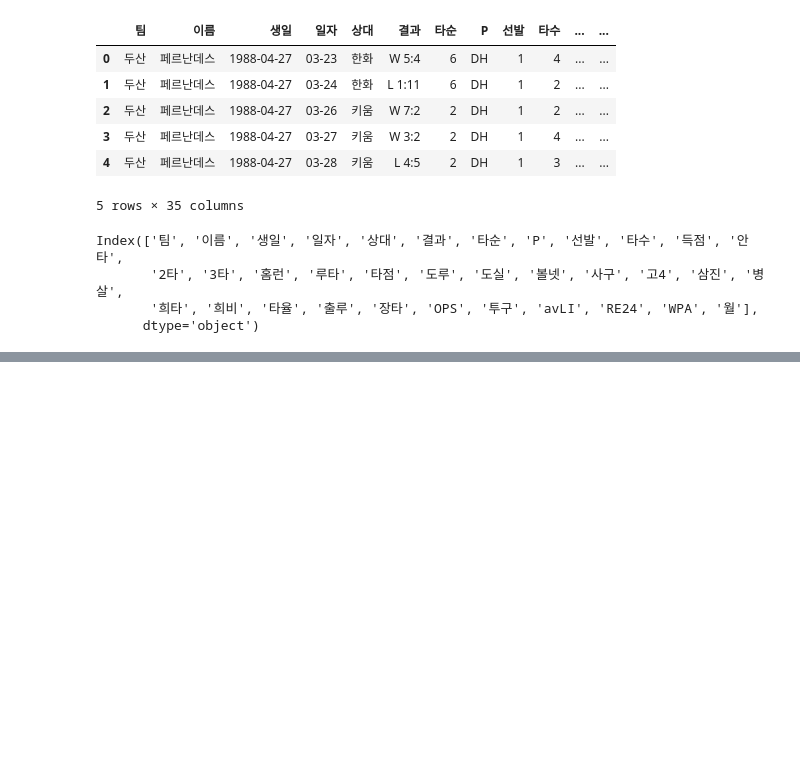
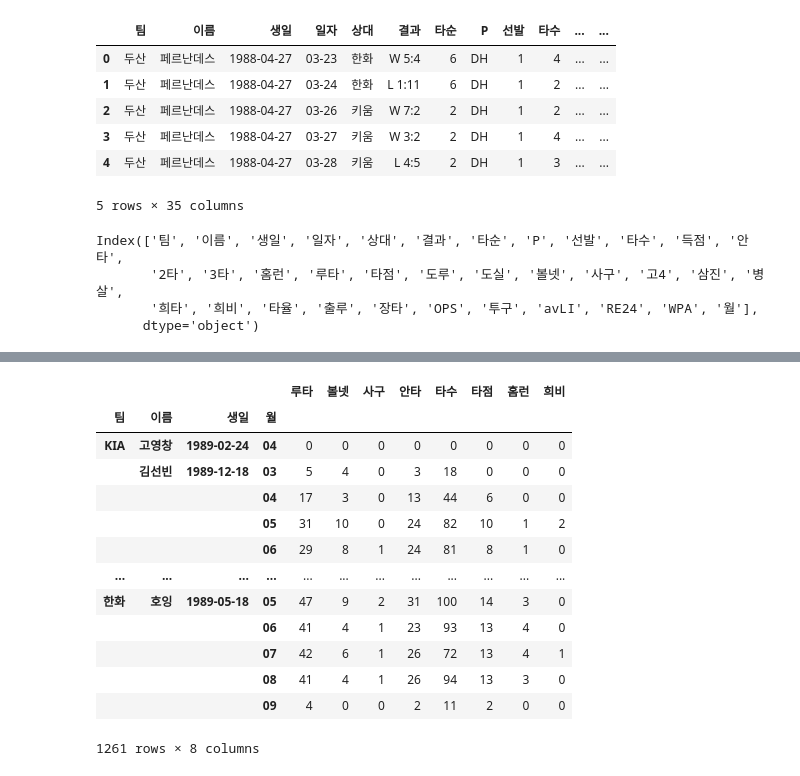
Before and after one commit to psuny1116/Project_by_lecture, a Jupyter notebook: Baseball analysis.ipynb, the cells around one changed output, grey strips where cells are left out. Drawn from its saved outputs; the diff is of its cells as text; code cells hidden in the pictures; blank space fills up the shorter version.

```diff
--- a/Baseball analysis.ipynb
+++ b/Baseball analysis.ipynb
@@ -276,0 +273,7 @@ columns_select = []
+# %%
+# 분석에 활용할 칼럼 선택
+
+columns_select = ['팀', '이름', '생일', '일자', '상대', '타수', '안타', '홈런', '루타', '타점', '볼넷', '사구', '희비', '월']
+
+data = raw[columns_select]
+data.head()
@@ -276,0 +287,22 @@ columns_select = []
+# %%
+# 피벗 테이블을 이용해 월별 실적 집계
+
+data_player_month = data.pivot_table(index = ['팀', '이름', '생일', '월'],
+                                    values = ['타수', '안타', '홈런', '루타', '타점', '볼넷', '사구', '희비'],
+                                    aggfunc = 'sum', fill_value = 0)     # fill_value = 0은 비어있는 데이터를 0으로 입력
+data_player_month
+# %% [output]
+|  |  |  |  | 루타 | 볼넷 | 사구 | 안타 | 타수 | 타점 | 홈런 | 희비 |
+| 팀 | 이름 | 생일 | 월 |  |  |  |  |  |  |  |  |
+| KIA | 고영창 | 1989-02-24 | 04 | 0 | 0 | 0 | 0 | 0 | 0 | 0 | 0 |
+|  | 김선빈 | 1989-12-18 | 03 | 5 | 4 | 0 | 3 | 18 | 0 | 0 | 0 |
+|  |  |  | 04 | 17 | 3 | 0 | 13 | 44 | 6 | 0 | 0 |
+|  |  |  | 05 | 31 | 10 | 0 | 24 | 82 | 10 | 1 | 2 |
+|  |  |  | 06 | 29 | 8 | 1 | 24 | 81 | 8 | 1 | 0 |
+| ... | ... | ... | ... | ... | ... | ... | ... | ... | ... | ... | ... |
+| 한화 | 호잉 | 1989-05-18 | 05 | 47 | 9 | 2 | 31 | 100 | 14 | 3 | 0 |
+|  |  |  | 06 | 41 | 4 | 1 | 23 | 93 | 13 | 4 | 0 |
+|  |  |  | 07 | 42 | 6 | 1 | 26 | 72 | 13 | 4 | 1 |
+|  |  |  | 08 | 41 | 4 | 1 | 26 | 94 | 13 | 3 | 0 |
+|  |  |  | 09 | 4 | 0 | 0 | 2 | 11 | 2 | 0 | 0 |
+1261 rows × 8 columns
```
Also changed, not shown: parts of 17 cells of this notebook.
